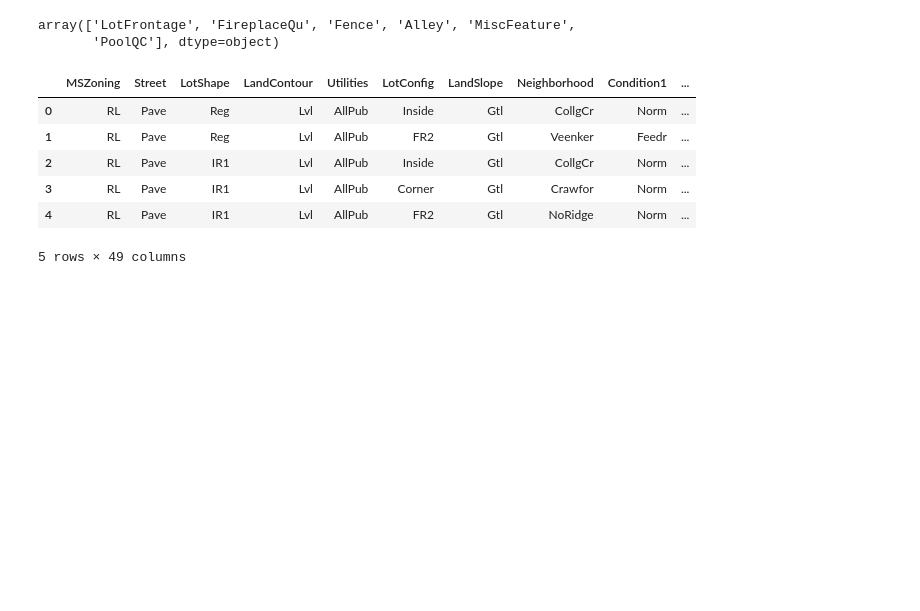
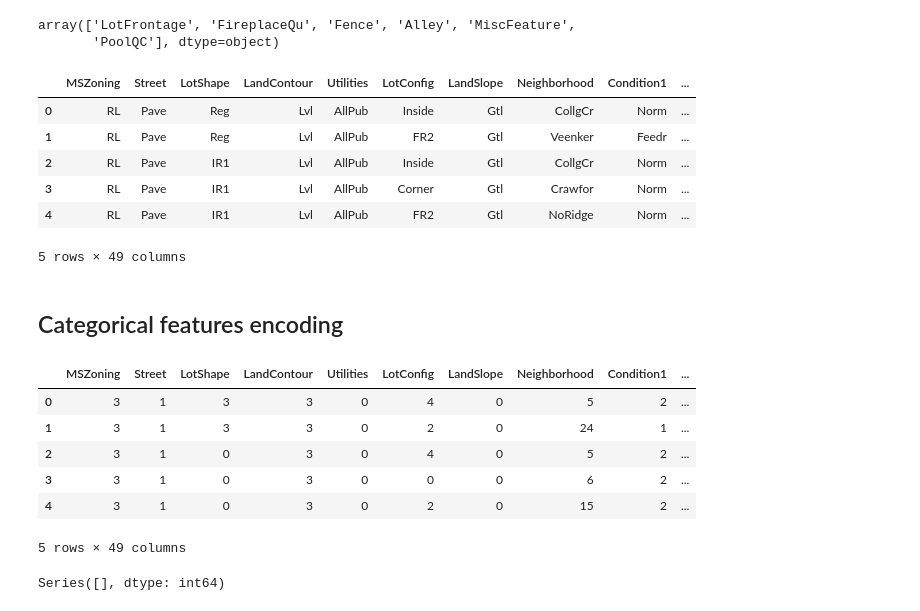
Before and after one commit to uniquekarki/housing_price, a Jupyter notebook: notebooks/2-data-cleaning.ipynb, the cells around one changed output. Cells and saved outputs as stored; diff of their text form; code cells hidden in the pictures; blank space fills up the shorter version.

```diff
--- a/notebooks/2-data-cleaning.ipynb
+++ b/notebooks/2-data-cleaning.ipynb
@@ -140,3 +119,7 @@ df.head()
 | 3 | RL | Pave | IR1 | Lvl | AllPub | Corner | Gtl | Crawfor | Norm | ... |
 | 4 | RL | Pave | IR1 | Lvl | AllPub | FR2 | Gtl | NoRidge | Norm | ... |
 5 rows × 49 columns
+# %% [markdown]
+## Categorical features encoding
+# %%
+cat_col = df.select_dtypes(include = ['object']).columns.to_list()
@@ -142,0 +128,19 @@ df.head()
+# %%
+for i in cat_col:
+    en = LabelEncoder()
+    df[i] = en.fit_transform(df[i])
+# %%
+df.head()
+# %% [output]
+|  | MSZoning | Street | LotShape | LandContour | Utilities | LotConfig | LandSlope | Neighborhood | Condition1 | ... |
+| 0 | 3 | 1 | 3 | 3 | 0 | 4 | 0 | 5 | 2 | ... |
+| 1 | 3 | 1 | 3 | 3 | 0 | 2 | 0 | 24 | 1 | ... |
+| 2 | 3 | 1 | 0 | 3 | 0 | 4 | 0 | 5 | 2 | ... |
+| 3 | 3 | 1 | 0 | 3 | 0 | 0 | 0 | 6 | 2 | ... |
+| 4 | 3 | 1 | 0 | 3 | 0 | 2 | 0 | 15 | 2 | ... |
+5 rows × 49 columns
+# %%
+missing = df.isnull().sum().sort_values(ascending = False)
+print(missing[missing > 0])
+# %% [output]
+Series([], dtype: int64)
```
Also changed, not shown: parts of 4 cells of this notebook, 16 other files.
